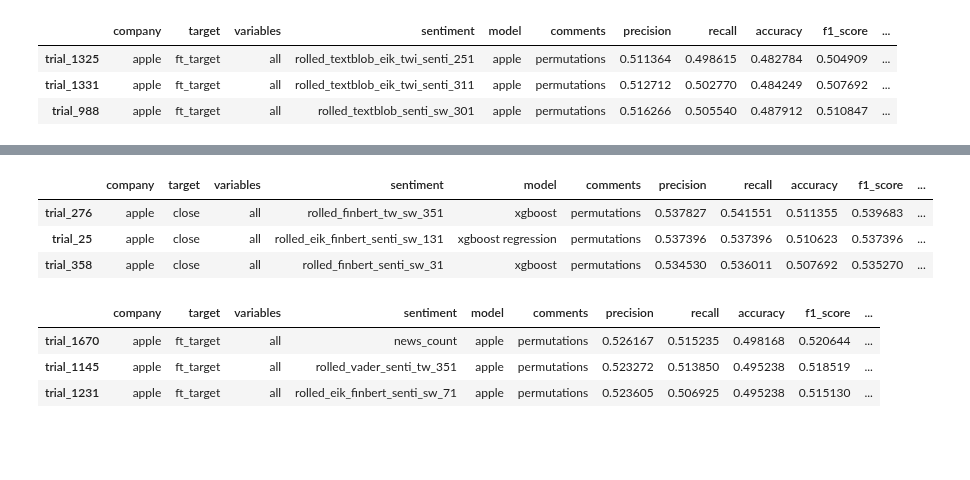
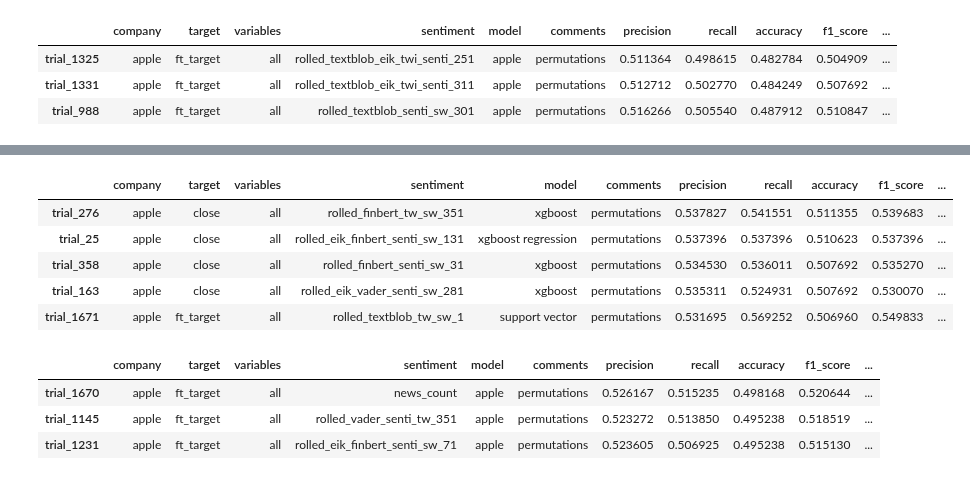
Before and after one commit to Diegozu97/thesis_code, a Jupyter notebook: 06_results_analysis.ipynb, the cells around one changed output, grey strips where cells are left out. Drawn from its saved outputs; the diff is of its cells as text; code cells hidden in the pictures; blank space fills up the shorter version.

```diff
--- a/06_results_analysis.ipynb
+++ b/06_results_analysis.ipynb
@@ -122,8 +102,7 @@ apple_results_df = pd.read_csv(results_folder + "/apple_results_summary.csv", in
 apple_results_df = apple_results_df[apple_results_df["model"] != "lasso regression"]
 #apple_results_df = apple_results_df.sort_values(by = ["accuracy", "mae", "f1_score"], ascending = [False, True, False])
 # %%
-apple_results_df = apple_results_df.sort_values(by = [ "mae"], ascending = [True])
-apple_results_df.head(3)
+apple_results_df.sort_values(by = [ "mae"], ascending = [True]).head(3)
 # %% [output]
 |  | company | target | variables | sentiment | model | comments | precision | recall | accuracy | f1_score | ... |
 | trial_1325 | apple | ft_target | all | rolled_textblob_eik_twi_senti_251 | apple | permutations | 0.511364 | 0.498615 | 0.482784 | 0.504909 | ... |
@@ -140,10 +118,12 @@ baseline_results.head(3)
 # %%
-apple_results_df.sort_values(by = ["accuracy", "f1_score"], ascending = [False, False]).head(3)
+apple_results_df.sort_values(by = ["accuracy", "f1_score"], ascending = [False, False]).head(5)
 # %% [output]
 |  | company | target | variables | sentiment | model | comments | precision | recall | accuracy | f1_score | ... |
 | trial_276 | apple | close | all | rolled_finbert_tw_sw_351 | xgboost | permutations | 0.537827 | 0.541551 | 0.511355 | 0.539683 | ... |
 | trial_25 | apple | close | all | rolled_eik_finbert_senti_sw_131 | xgboost regression | permutations | 0.537396 | 0.537396 | 0.510623 | 0.537396 | ... |
 | trial_358 | apple | close | all | rolled_finbert_senti_sw_31 | xgboost | permutations | 0.534530 | 0.536011 | 0.507692 | 0.535270 | ... |
+| trial_163 | apple | close | all | rolled_eik_vader_senti_sw_281 | xgboost | permutations | 0.535311 | 0.524931 | 0.507692 | 0.530070 | ... |
+| trial_1671 | apple | ft_target | all | rolled_textblob_tw_sw_1 | support vector | permutations | 0.531695 | 0.569252 | 0.506960 | 0.549833 | ... |
 # %%
 apple_results_df[apple_results_df["model"].str.contains("apple")].sort_values(by = ["accuracy", "f1_score"], ascending = [False, False]).head(3)
 # %% [output]
```
Also changed, not shown: parts of 9 cells of this notebook, 1 other file.
